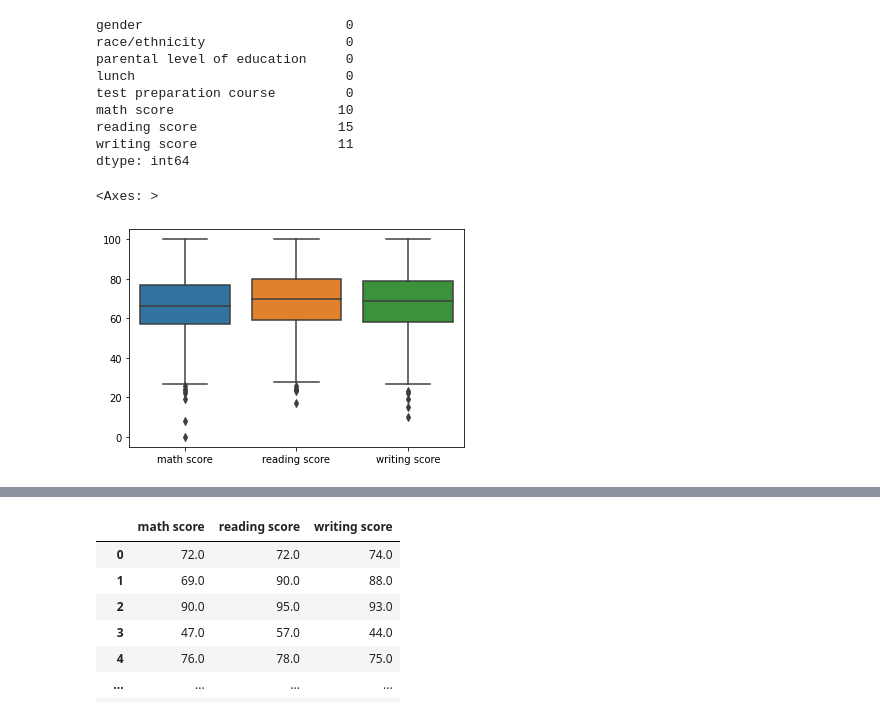
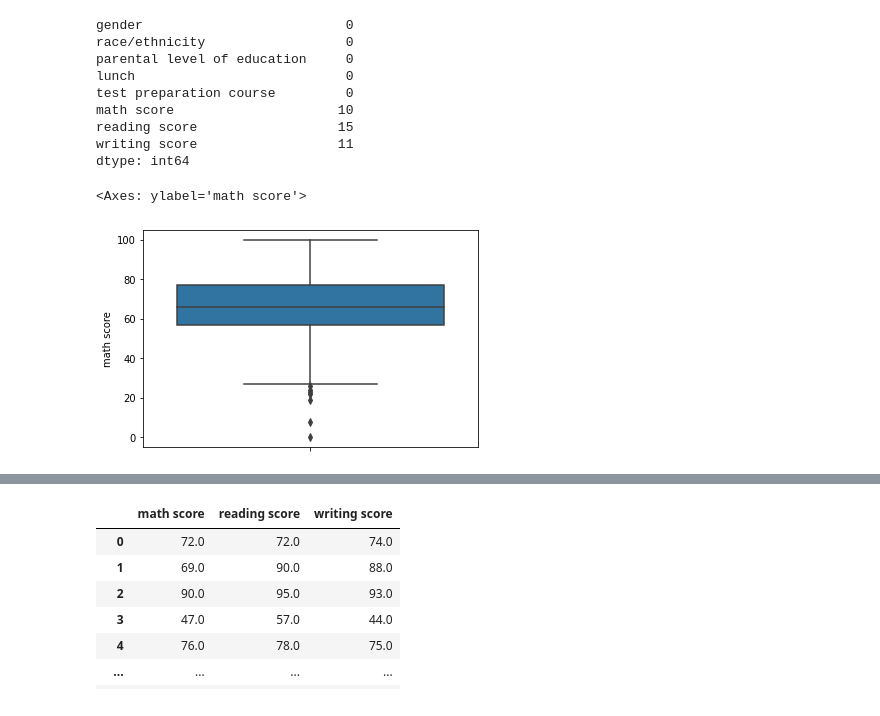
Before and after one commit to saurabh-shete/dsbdal_practicals, a Jupyter notebook: PS04/ProblemStatement4.ipynb, the cells around one changed output, grey strips where cells are left out. Cells and saved outputs as stored; diff of their text form; code cells hidden in the pictures.

```diff
--- a/PS04/ProblemStatement4.ipynb
+++ b/PS04/ProblemStatement4.ipynb
@@ -36,7 +36,7 @@ reading score                  15
 writing score                  11
 dtype: int64
 # %%
-sns.boxplot(data=df)  #displays a boxplot
+sns.boxplot(y='math score',data=df)  #displays a boxplot
 # %% [output]
-<Axes: >
+<Axes: ylabel='math score'>
-[figure, old version]
+[figure, new version]
```
Also changed, not shown: parts of 3 cells of this notebook, 2 other files.
